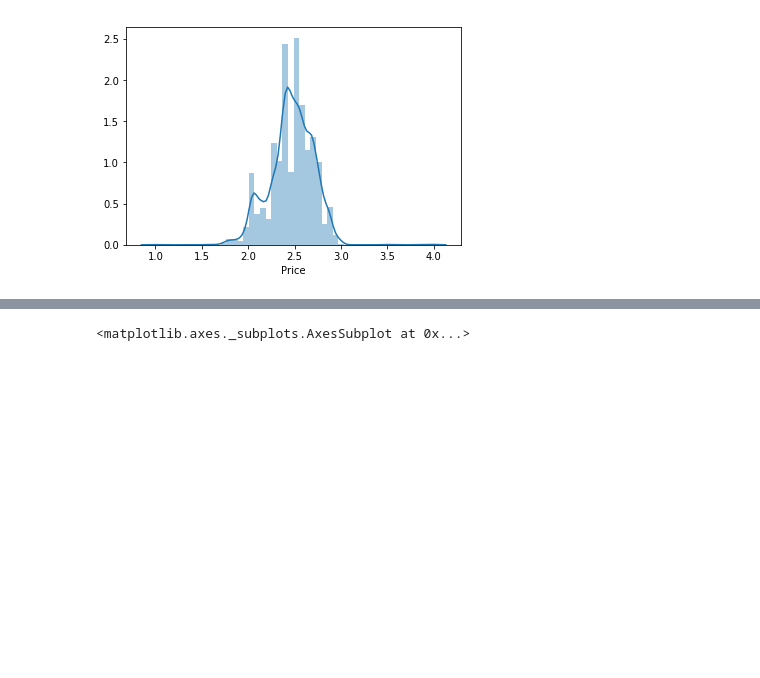
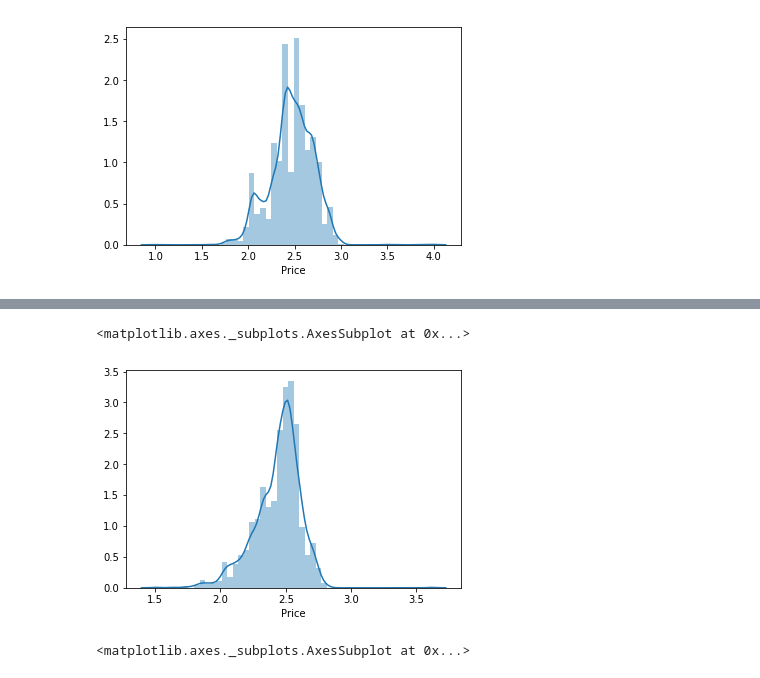
Before and after one commit to ygeszvain/projects, a Jupyter notebook: Supply_Chain_Analytics.ipynb, the cells around one changed output, grey strips where cells are left out. Drawn from its saved outputs; the diff is of its cells as text; code cells hidden in the pictures; blank space fills up the shorter version.

```diff
--- a/Supply_Chain_Analytics.ipynb
+++ b/Supply_Chain_Analytics.ipynb
@@ -83 +89,7 @@ sns.distplot(salesDF12HS.Price)
+# %%
+# Distribution Plot (12LS)
+sns.distplot(salesDF12LS.Price)
+# %% [output]
+<matplotlib.axes._subplots.AxesSubplot at 0x...>
+[figure, added]
 # %%
```
Also changed, not shown: parts of 4 cells of this notebook.
